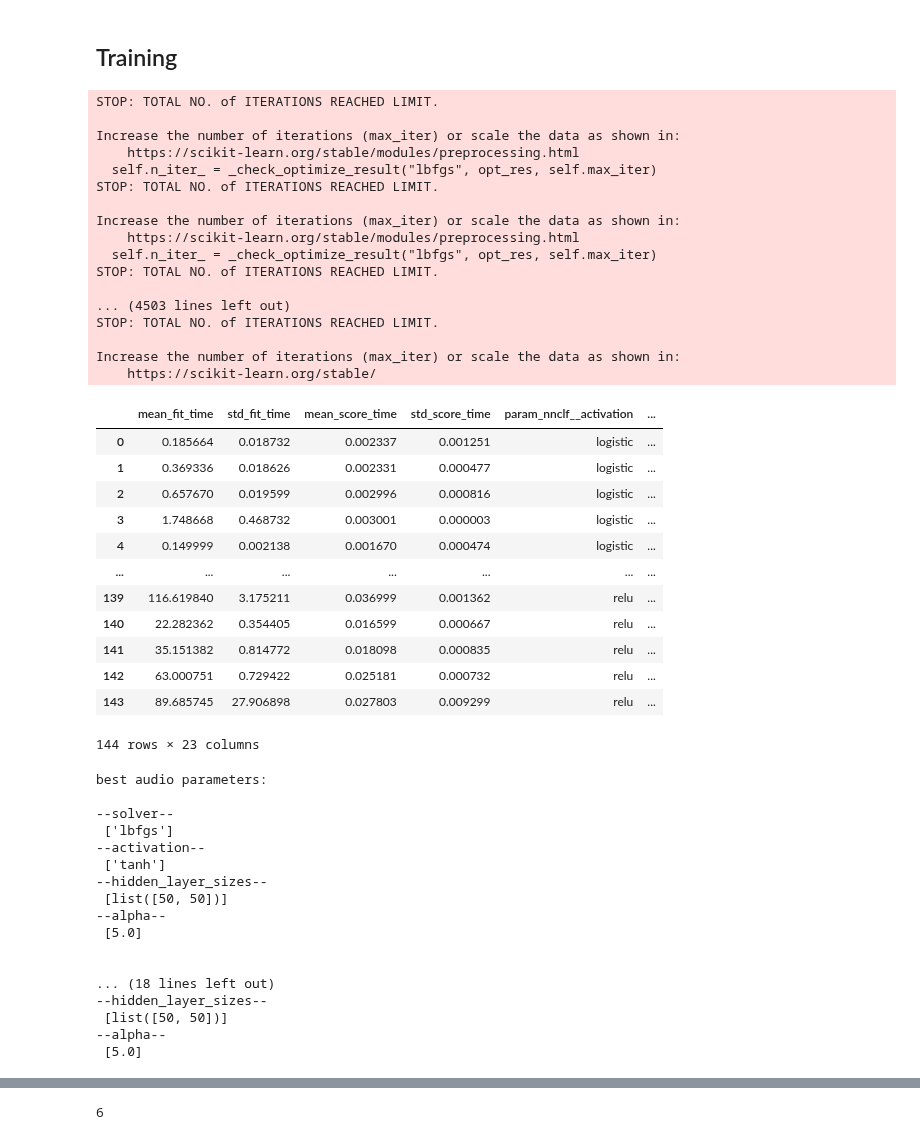
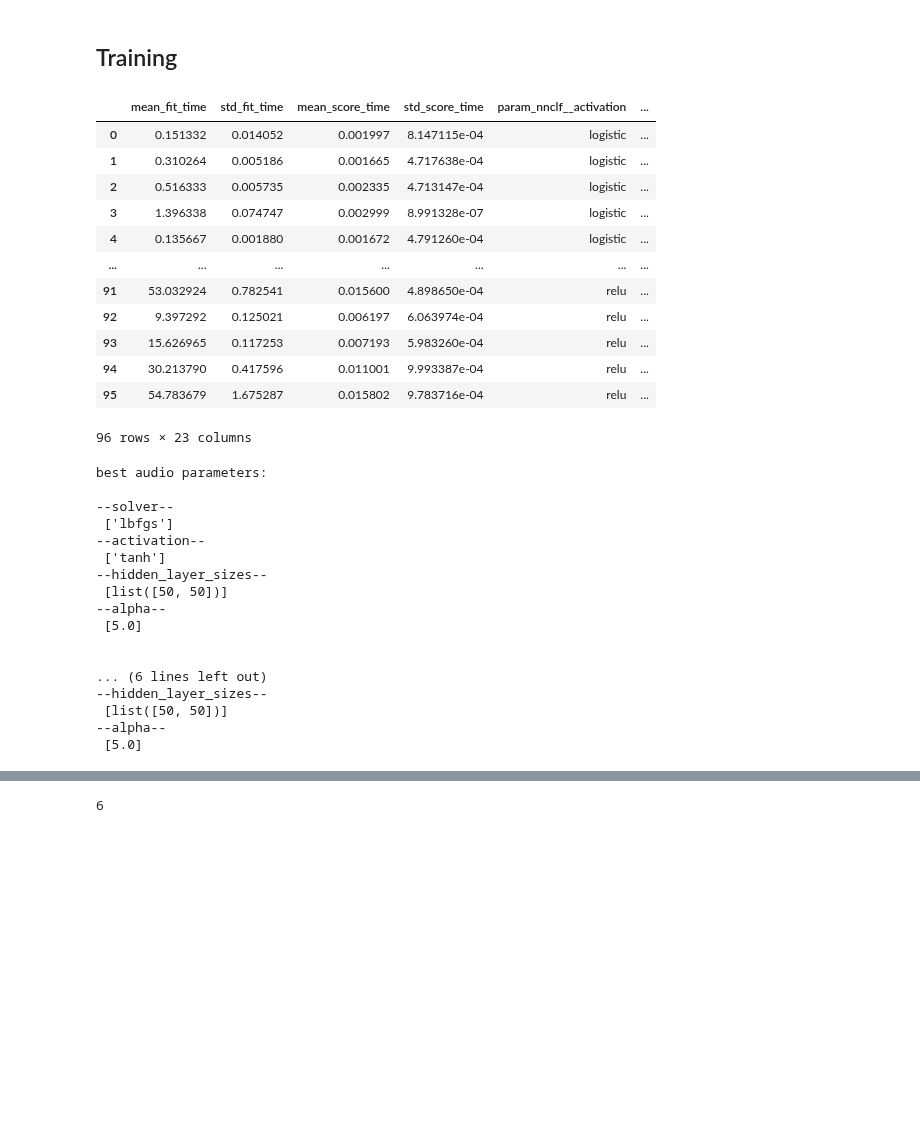
Before and after one commit to alarsen123/music-genre-classification, a Jupyter notebook: MLP4/neural_network.ipynb, the cells around one changed output, grey strips where cells are left out. Saved outputs shown, nothing was run; the diff lists cells and outputs as text; code cells hidden in the pictures; blank space fills up the shorter version.

Commit message:
optimized neural network

```diff
--- a/MLP4/neural_network.ipynb
+++ b/MLP4/neural_network.ipynb
@@ -159,64 +161,48 @@ sc = StandardScaler()
 # %% [markdown]
 ## Training
 # %%
+warnings.filterwarnings("ignore", category=ConvergenceWarning)
+
 nnclf = MLPClassifier()
 
 nnclf_pipe = Pipeline(steps=[('sc', sc),
                              ('nnclf', nnclf)])
 
 n_components = list(range(1, X_audio.shape[1] + 1, 1))
 
 solvers = ['lbfgs']
 activation_functions = ['logistic', 'tanh', 'relu']
 hidden_layer_units = [[10, 10], [20, 20], [50, 50], [100, 100]]
 alpha_units = [0.01, 0.1, 1.0, 5.0]
 
 
 parameters = dict(nnclf__solver=solvers,
                   nnclf__activation=activation_functions,
                   nnclf__hidden_layer_sizes=hidden_layer_units,
                   nnclf__alpha=alpha_units)
 
 nnclf_results_df = pd.DataFrame()
 nnclf_results_df = nnclf_results_df.append(
     run_grid_search(nnclf_pipe, parameters, X_audio, y_audio, 'Audio', cv=3)).append(
-    run_grid_search(nnclf_pipe, parameters, X_dropped, y_dropped, 'Dropped', cv=10)).append(
-    run_grid_search(nnclf_pipe, parameters, X_filled, y_filled, 'Filled', cv=10))
+    run_grid_search(nnclf_pipe, parameters, X_dropped, y_dropped, 'Dropped', cv=10))
 
 nnclf_results_df.reset_index(inplace=True, drop=True)
 
 nnclf_results_df
 # %% [output]
+|  | mean_fit_time | std_fit_time | mean_score_time | std_score_time | param_nnclf__activation | ... |
+| 0 | 0.151332 | 0.014052 | 0.001997 | 8.147115e-04 | logistic | ... |
+| 1 | 0.310264 | 0.005186 | 0.001665 | 4.717638e-04 | logistic | ... |
+| 2 | 0.516333 | 0.005735 | 0.002335 | 4.713147e-04 | logistic | ... |
+| 3 | 1.396338 | 0.074747 | 0.002999 | 8.991328e-07 | logistic | ... |
+| 4 | 0.135667 | 0.001880 | 0.001672 | 4.791260e-04 | logistic | ... |
+| ... | ... | ... | ... | ... | ... | ... |
+| 91 | 53.032924 | 0.782541 | 0.015600 | 4.898650e-04 | relu | ... |
+| 92 | 9.397292 | 0.125021 | 0.006197 | 6.063974e-04 | relu | ... |
+| 93 | 15.626965 | 0.117253 | 0.007193 | 5.983260e-04 | relu | ... |
+| 94 | 30.213790 | 0.417596 | 0.011001 | 9.993387e-04 | relu | ... |
+| 95 | 54.783679 | 1.675287 | 0.015802 | 9.783716e-04 | relu | ... |
-STOP: TOTAL NO. of ITERATIONS REACHED LIMIT.
-
-Increase the number of iterations (max_iter) or scale the data as shown in:
-    https://scikit-learn.org/stable/modules/preprocessing.html
-  self.n_iter_ = _check_optimize_result("lbfgs", opt_res, self.max_iter)
-STOP: TOTAL NO. of ITERATIONS REACHED LIMIT.
-
-Increase the number of iterations (max_iter) or scale the data as shown in:
-    https://scikit-learn.org/stable/modules/preprocessing.html
-  self.n_iter_ = _check_optimize_result("lbfgs", opt_res, self.max_iter)
-STOP: TOTAL NO. of ITERATIONS REACHED LIMIT.
-
-... (4503 lines left out)
-STOP: TOTAL NO. of ITERATIONS REACHED LIMIT.
-
-Increase the number of iterations (max_iter) or scale the data as shown in:
-    https://scikit-learn.org/stable/
+96 rows × 23 columns
-|  | mean_fit_time | std_fit_time | mean_score_time | std_score_time | param_nnclf__activation | ... |
-| 0 | 0.185664 | 0.018732 | 0.002337 | 0.001251 | logistic | ... |
-| 1 | 0.369336 | 0.018626 | 0.002331 | 0.000477 | logistic | ... |
-| 2 | 0.657670 | 0.019599 | 0.002996 | 0.000816 | logistic | ... |
-| 3 | 1.748668 | 0.468732 | 0.003001 | 0.000003 | logistic | ... |
-| 4 | 0.149999 | 0.002138 | 0.001670 | 0.000474 | logistic | ... |
-| ... | ... | ... | ... | ... | ... | ... |
-| 139 | 116.619840 | 3.175211 | 0.036999 | 0.001362 | relu | ... |
-| 140 | 22.282362 | 0.354405 | 0.016599 | 0.000667 | relu | ... |
-| 141 | 35.151382 | 0.814772 | 0.018098 | 0.000835 | relu | ... |
-| 142 | 63.000751 | 0.729422 | 0.025181 | 0.000732 | relu | ... |
-| 143 | 89.685745 | 27.906898 | 0.027803 | 0.009299 | relu | ... |
-144 rows × 23 columns
 # %%
 best_nnclf_audio = nnclf_results_df[(nnclf_results_df.rank_test_score == 1) &
                                     (nnclf_results_df.label == 'Audio')]
@@ -238,12 +221,6 @@ print('\n\nbest dropped parameters:\n',
       '\n--activation--\n', best_nnclf_dropped.param_nnclf__activation.values,
       '\n--hidden_layer_sizes--\n', best_nnclf_dropped.param_nnclf__hidden_layer_sizes.values,
       '\n--alpha--\n', best_nnclf_dropped.param_nnclf__alpha.values)
-
-print('\n\nbest filled parameters:\n',
-      '\n--solver--\n', best_nnclf_filled.param_nnclf__solver.values,
-      '\n--activation--\n', best_nnclf_filled.param_nnclf__activation.values,
-      '\n--hidden_layer_sizes--\n', best_nnclf_filled.param_nnclf__hidden_layer_sizes.values,
-      '\n--alpha--\n', best_nnclf_filled.param_nnclf__alpha.values)
 # %% [output]
 best audio parameters:
 
@@ -257,7 +234,7 @@ best audio parameters:
  [5.0]
 
 
-... (18 lines left out)
+... (6 lines left out)
 --hidden_layer_sizes--
  [list([50, 50])]
 --alpha--
```
Also changed, not shown: parts of 15 cells of this notebook, 1 other file.
